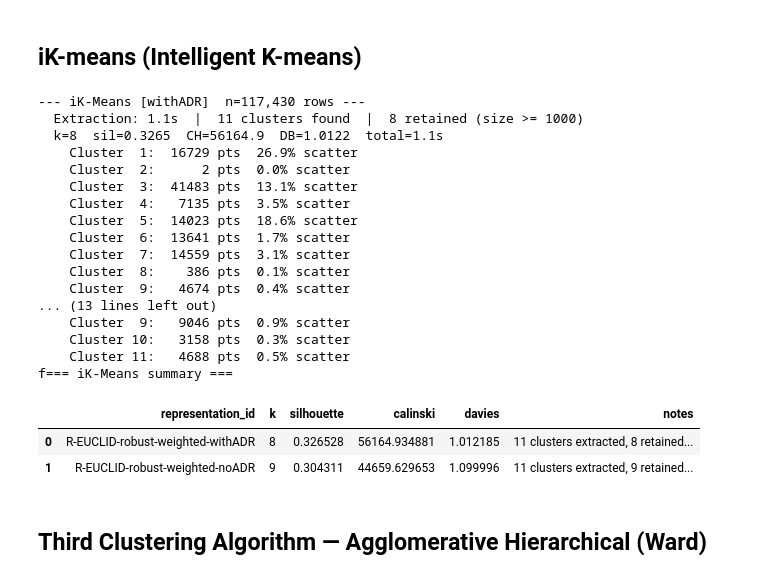
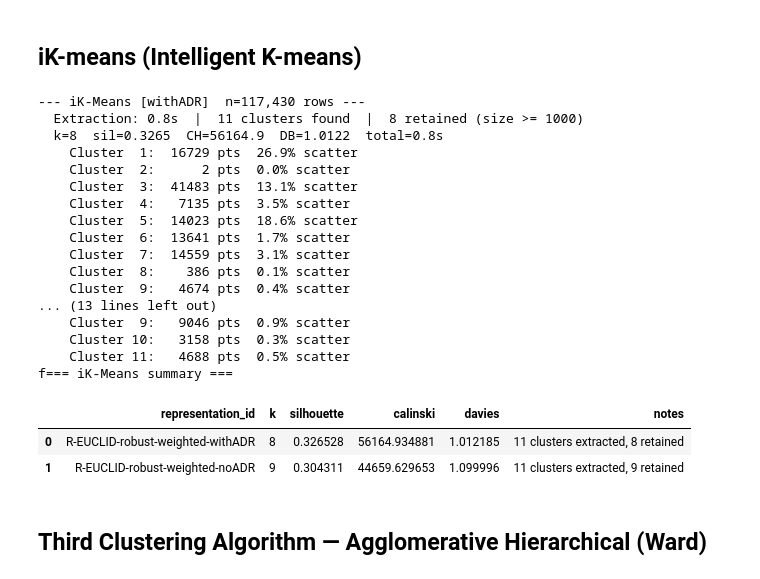
Before and after one commit to alexandreffs/UnsupervisedLearningProj, a Jupyter notebook: project.ipynb, the cells around one changed output. Saved outputs shown, nothing was run; the diff lists cells and outputs as text; code cells hidden in the pictures.

```diff
--- a/project.ipynb
+++ b/project.ipynb
@@ -567,7 +413,6 @@ plt.show()
 # %% [markdown]
 ## **KMeans Clustering**
 # %%
-# FAST_MODE: True = single seed quick check; False = full report run.
 FAST_MODE = False
 
 from sklearn.cluster import KMeans
@@ -580,9 +425,9 @@ results_kmeans = []
 representations = [("withADR", X_v2_scaled), ("noADR", X_noADR)]
 
 for rep_name, X_rep in representations:
-    print(f"\n--- KMeans [{rep_name}] ---")
+    print(f"\n KMeans [{rep_name}]")
     for k in range(2, 11):
-        print(f"  k={k}...", end=" ", flush=True)
+        print(f"  k={k}", end=" ", flush=True)
         t0     = time.time()
         labels = KMeans(n_clusters=k, random_state=42, n_init=n_init).fit_predict(X_rep)
         rt     = time.time() - t0
@@ -593,19 +438,21 @@ for rep_name, X_rep in representations:
         results_kmeans.append({
             "date/run_id":       datetime.now().strftime("%Y-%m-%d %H:%M:%S"),
             "representation_id": f"R-EUCLID-robust-weighted-{rep_name}",
+            "sample_rule":       "117430 (Full matrix)",
             "model":             "kmeans",
             "parameters":        f"k={k}, n_init={n_init}, max_iter=300",
+            "runtime":           rt,
             "seed":              42,
             "silhouette":        sil,
             "calinski":          cal,
             "davies":            db,
             "diagnostics":       "OK",
-            "notes":             f"FAST_MODE={FAST_MODE}, runtime={rt:.1f}s",
+            "notes":             ""
         })
 
 results_kmeans = pd.DataFrame(results_kmeans)
 for rep in ["withADR", "noADR"]:
-    print(f"\n=== KMeans {rep} ===")
+    print(f"\nKMeans {rep}")
     mask = results_kmeans["representation_id"].str.contains(rep)
     display(results_kmeans[mask][["parameters","silhouette","calinski","davies"]].reset_index(drop=True))
 # %% [output]
@@ -691,11 +538,9 @@ def extract_anomalous_cluster(
     tol: float = 1e-12,
     max_iter: int = 10_000,
 ) -> tuple[np.ndarray, FloatArray]:
-    """Extract one anomalous cluster (Mirkin 2005 Algorithm 2).
-    Uses numpy boolean masks for O(k) updates instead of O(n) list ops.
-    """
+
     c = initial_centroid.copy()
-    X_sub = X[indices]          # slice once; reuse each iteration
+    X_sub = X[indices]
     S_mask_prev = np.zeros(len(indices), dtype=bool)
 
     for _ in range(max_iter):
@@ -706,7 +551,6 @@ def extract_anomalous_cluster(
 
         S_mask = dist_c < dist_mean
         if not S_mask.any():
-            # numerical safeguard: keep seed
             seed_local = np.searchsorted(indices, seed_index)
             S_mask[seed_local] = True
 
@@ -729,21 +573,17 @@ def ikmeans_initialize(
     max_iter: int = 10_000,
     use_unit_ranges: bool = False,
 ) -> tuple[list, FloatArray]:
-    """iK-Means main procedure (Mirkin 2005 Algorithm 1).
-    Uses a boolean mask for remains instead of a Python list
-    to avoid O(n) filtering on every outer iteration.
-    """
+
     X = np.asarray(X, dtype=np.float64)
     n, d = X.shape
     mean, scales, D = compute_feature_statistics(X, use_unit_ranges)
 
-    remains_mask = np.ones(n, dtype=bool)   # True = not yet assigned
+    remains_mask = np.ones(n, dtype=bool)
     ap_clusters  = []
 
     while remains_mask.any():
-        remains_idx = np.where(remains_mask)[0]   # indices of unassigned points
+        remains_idx = np.where(remains_mask)[0]
 
-        # Find farthest unassigned point from global mean
         diff_mean = (X[remains_idx] - mean) / scales
         dists     = np.sum(diff_mean**2, axis=1)
         q         = remains_idx[np.argmax(dists)]
@@ -761,7 +601,6 @@ def ikmeans_initialize(
             size=len(S_idx), scatter_pct=scatter_pct
         ))
 
-        # O(k) mask update — the key performance fix
         remains_mask[S_idx] = False
 
     retained = [r for r in ap_clusters if r.size >= min_cluster_size]
@@ -803,48 +642,49 @@ for rep_name, X_rep in [("withADR", X_v2_scaled), ("noADR", X_noADR)]:
 
     for i, cl in enumerate(ap_clusters):
         print(f"    Cluster {i+1:2d}: {cl.size:6d} pts  {cl.scatter_pct:.1f}% scatter")
-
     results_ikmeans_all.append({
         "date/run_id":       datetime.now().strftime("%Y-%m-%d %H:%M:%S"),
         "representation_id": f"R-EUCLID-robust-weighted-{rep_name}",
+        "sample_rule":       "117430 (Full matrix)",
         "model":             "ikmeans",
         "k":                 k_ik,
         "parameters":        f"k={k_ik} (auto), min_cluster_size={min_cluster_size}",
+        "runtime":           t_total,
         "seed":              42,
         "silhouette":        sil,
         "calinski":          cal,
         "davies":            db,
         "diagnostics":       "OK",
-        "notes":             f"{len(ap_clusters)} clusters extracted, {k_ik} retained, runtime={t_total:.1f}s",
+        "notes":             f"{len(ap_clusters)} clusters extracted, {k_ik} retained",
     })
 
     if rep_name == "withADR":
         ik_labels_withadr = ik_labels
 
 results_ikmeans = pd.DataFrame(results_ikmeans_all)
 print("f=== iK-Means summary ===")
 display(results_ikmeans[["representation_id","k","silhouette","calinski","davies","notes"]])
 # %% [output]
 --- iK-Means [withADR]  n=117,430 rows ---
-  Extraction: 1.1s  |  11 clusters found  |  8 retained (size >= 1000)
-  k=8  sil=0.3265  CH=56164.9  DB=1.0122  total=1.1s
+  Extraction: 0.8s  |  11 clusters found  |  8 retained (size >= 1000)
+  k=8  sil=0.3265  CH=56164.9  DB=1.0122  total=0.8s
     Cluster  1:  16729 pts  26.9% scatter
     Cluster  2:      2 pts  0.0% scatter
     Cluster  3:  41483 pts  13.1% scatter
     Cluster  4:   7135 pts  3.5% scatter
     Cluster  5:  14023 pts  18.6% scatter
     Cluster  6:  13641 pts  1.7% scatter
     Cluster  7:  14559 pts  3.1% scatter
     Cluster  8:    386 pts  0.1% scatter
     Cluster  9:   4674 pts  0.4% scatter
 ... (13 lines left out)
     Cluster  9:   9046 pts  0.9% scatter
     Cluster 10:   3158 pts  0.3% scatter
     Cluster 11:   4688 pts  0.5% scatter
 f=== iK-Means summary ===
 |  | representation_id | k | silhouette | calinski | davies | notes |
-| 0 | R-EUCLID-robust-weighted-withADR | 8 | 0.326528 | 56164.934881 | 1.012185 | 11 clusters extracted, 8 retained... |
-| 1 | R-EUCLID-robust-weighted-noADR | 9 | 0.304311 | 44659.629653 | 1.099996 | 11 clusters extracted, 9 retained... |
+| 0 | R-EUCLID-robust-weighted-withADR | 8 | 0.326528 | 56164.934881 | 1.012185 | 11 clusters extracted, 8 retained |
+| 1 | R-EUCLID-robust-weighted-noADR | 9 | 0.304311 | 44659.629653 | 1.099996 | 11 clusters extracted, 9 retained |
 # %% [markdown]
 ## **Third Clustering Algorithm — Agglomerative Hierarchical (Ward)**
 # %%
```
Also changed, not shown: parts of 34 cells of this notebook, 4 other files.
